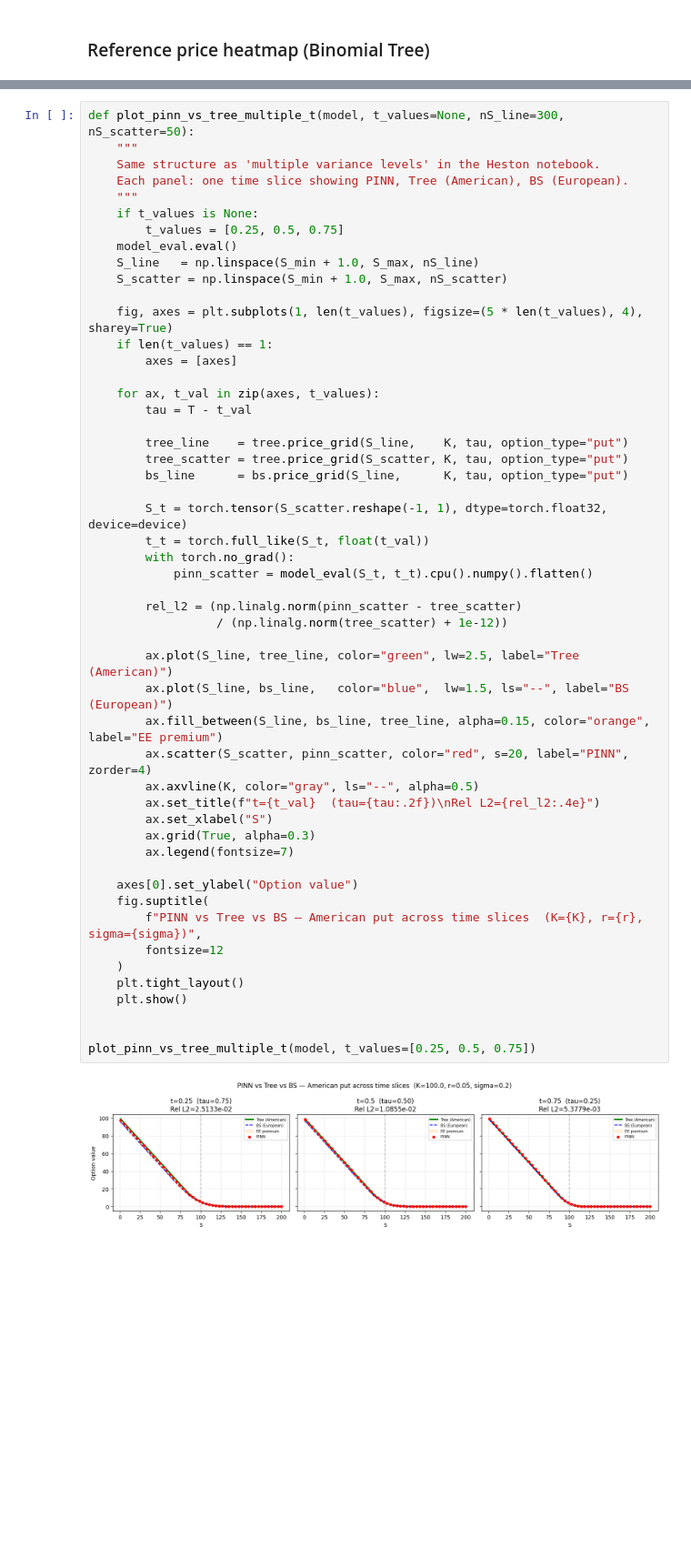
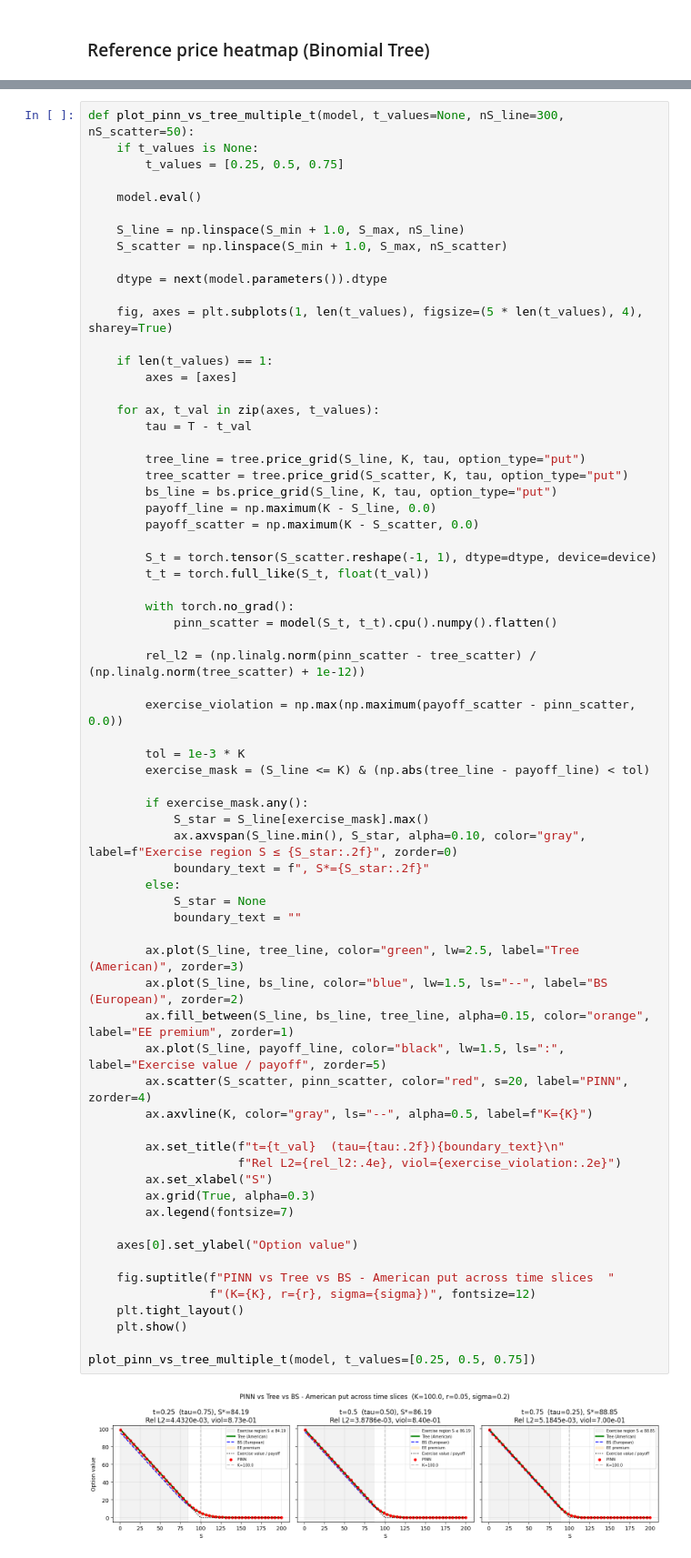
Before and after one commit to Samyueru01/Cutting-Edge, a Jupyter notebook: notebooks/PINN_American_Put.ipynb, the cells around one changed output, grey strips where cells are left out. Shown at 91% size. Saved outputs shown, nothing was run; the diff lists cells and outputs as text; blank space fills up the shorter version.

```diff
--- a/notebooks/PINN_American_Put.ipynb
+++ b/notebooks/PINN_American_Put.ipynb
@@ -658,53 +888,70 @@ The left boundary of the orange region marks the **free boundary** — the criti
 # %%
 def plot_pinn_vs_tree_multiple_t(model, t_values=None, nS_line=300, nS_scatter=50):
-    """
-    Same structure as 'multiple variance levels' in the Heston notebook.
-    Each panel: one time slice showing PINN, Tree (American), BS (European).
-    """
     if t_values is None:
         t_values = [0.25, 0.5, 0.75]
-    model_eval.eval()
-    S_line   = np.linspace(S_min + 1.0, S_max, nS_line)
+
+    model.eval()
+
+    S_line = np.linspace(S_min + 1.0, S_max, nS_line)
     S_scatter = np.linspace(S_min + 1.0, S_max, nS_scatter)
 
+    dtype = next(model.parameters()).dtype
+
     fig, axes = plt.subplots(1, len(t_values), figsize=(5 * len(t_values), 4), sharey=True)
+
     if len(t_values) == 1:
         axes = [axes]
 
     for ax, t_val in zip(axes, t_values):
         tau = T - t_val
 
-        tree_line    = tree.price_grid(S_line,    K, tau, option_type="put")
+        tree_line = tree.price_grid(S_line, K, tau, option_type="put")
         tree_scatter = tree.price_grid(S_scatter, K, tau, option_type="put")
-        bs_line      = bs.price_grid(S_line,      K, tau, option_type="put")
+        bs_line = bs.price_grid(S_line, K, tau, option_type="put")
+        payoff_line = np.maximum(K - S_line, 0.0)
+        payoff_scatter = np.maximum(K - S_scatter, 0.0)
 
-        S_t = torch.tensor(S_scatter.reshape(-1, 1), dtype=torch.float32, device=device)
+        S_t = torch.tensor(S_scatter.reshape(-1, 1), dtype=dtype, device=device)
         t_t = torch.full_like(S_t, float(t_val))
+
         with torch.no_grad():
-            pinn_scatter = model_eval(S_t, t_t).cpu().numpy().flatten()
+            pinn_scatter = model(S_t, t_t).cpu().numpy().flatten()
 
-        rel_l2 = (np.linalg.norm(pinn_scatter - tree_scatter)
-                  / (np.linalg.norm(tree_scatter) + 1e-12))
+        rel_l2 = (np.linalg.norm(pinn_scatter - tree_scatter) / (np.linalg.norm(tree_scatter) + 1e-12))
 
-        ax.plot(S_line, tree_line, color="green", lw=2.5, label="Tree (American)")
-        ax.plot(S_line, bs_line,   color="blue",  lw=1.5, ls="--", label="BS (European)")
-        ax.fill_between(S_line, bs_line, tree_line, alpha=0.15, color="orange", label="EE premium")
+        exercise_violation = np.max(np.maximum(payoff_scatter - pinn_scatter, 0.0))
+
+        tol = 1e-3 * K
+        exercise_mask = (S_line <= K) & (np.abs(tree_line - payoff_line) < tol)
+
+        if exercise_mask.any():
+            S_star = S_line[exercise_mask].max()
+            ax.axvspan(S_line.min(), S_star, alpha=0.10, color="gray", label=f"Exercise region S ≤ {S_star:.2f}", zorder=0)
+            boundary_text = f", S*={S_star:.2f}"
+        else:
+            S_star = None
+            boundary_text = ""
+
+        ax.plot(S_line, tree_line, color="green", lw=2.5, label="Tree (American)", zorder=3)
+        ax.plot(S_line, bs_line, color="blue", lw=1.5, ls="--", label="BS (European)", zorder=2)
+        ax.fill_between(S_line, bs_line, tree_line, alpha=0.15, color="orange", label="EE premium", zorder=1)
+        ax.plot(S_line, payoff_line, color="black", lw=1.5, ls=":", label="Exercise value / payoff", zorder=5)
         ax.scatter(S_scatter, pinn_scatter, color="red", s=20, label="PINN", zorder=4)
-        ax.axvline(K, color="gray", ls="--", alpha=0.5)
-        ax.set_title(f"t={t_val}  (tau={tau:.2f})\nRel L2={rel_l2:.4e}")
+        ax.axvline(K, color="gray", ls="--", alpha=0.5, label=f"K={K}")
+
+        ax.set_title(f"t={t_val}  (tau={tau:.2f}){boundary_text}\n"
+                     f"Rel L2={rel_l2:.4e}, viol={exercise_violation:.2e}")
         ax.set_xlabel("S")
         ax.grid(True, alpha=0.3)
         ax.legend(fontsize=7)
 
     axes[0].set_ylabel("Option value")
-    fig.suptitle(
-        f"PINN vs Tree vs BS — American put across time slices  (K={K}, r={r}, sigma={sigma})",
-        fontsize=12
-    )
+
+    fig.suptitle(f"PINN vs Tree vs BS - American put across time slices  "
+                 f"(K={K}, r={r}, sigma={sigma})", fontsize=12)
     plt.tight_layout()
     plt.show()
 
-
 plot_pinn_vs_tree_multiple_t(model, t_values=[0.25, 0.5, 0.75])
 # %% [output]
-[figure, old version]
+[figure, new version]
```
Also changed, not shown: parts of 22 cells of this notebook, 2 other files.
